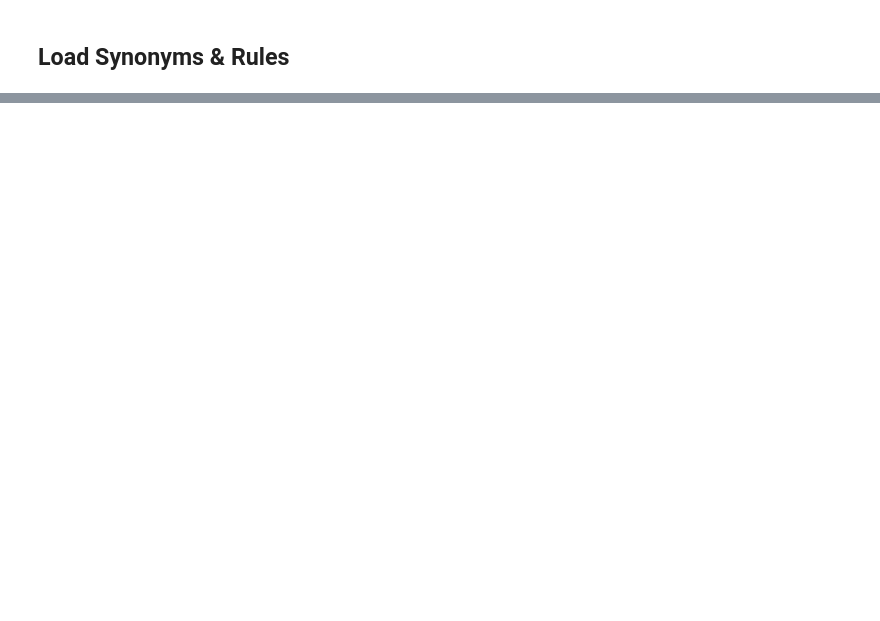
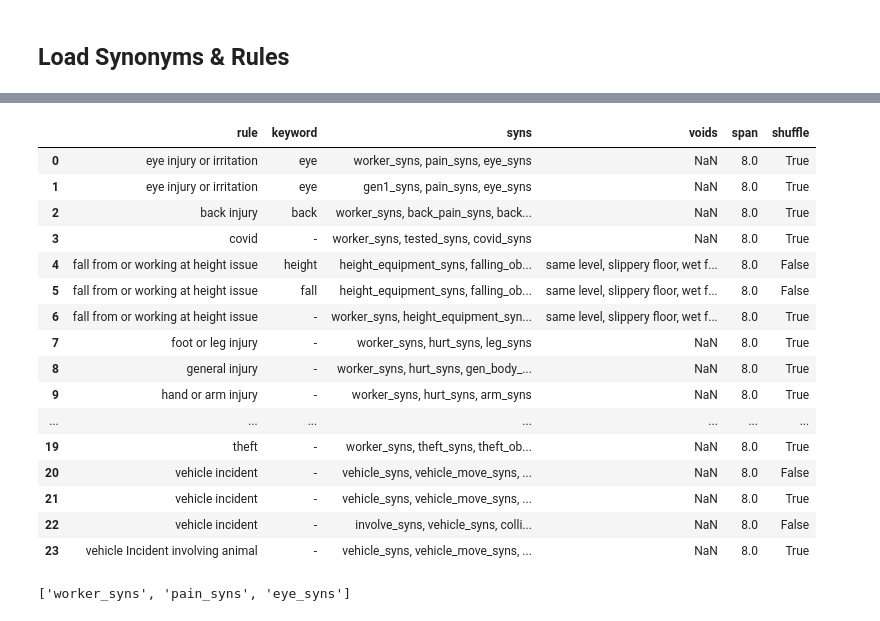
Before and after one commit to 3minuterecord/safety_report_topic_classification, a Jupyter notebook: rough_work.ipynb, the cells around one changed output, grey strips where cells are left out. Cells and saved outputs as stored; diff of their text form; code cells hidden in the pictures; blank space fills up the shorter version.

Commit message:
General updates and additions

```diff
--- a/rough_work.ipynb
+++ b/rough_work.ipynb
@@ -224,0 +194,46 @@ i- 1
+# %%
+# Load raw incident data
+incidents = pd.read_csv("data/source/20220413_D1_Incidents.csv", dtype=str)
+
+# Load the synonym dictionary in its raw csv format
+syn_csv = pd.read_csv('synonyms.csv')
+
+# Load the rule definitions
+rul_csv = pd.read_csv('rules.csv')
+
+# Concatenate some of the fields to make the 'text' field for searching
+incidents.rename(columns={'IncidentNumber': 'incident_id'}, inplace=True)
+incidents['text'] = (
+        incidents['ShortDescription'].astype(str).fillna('') + ' ' +
+        incidents['FullDescription'].astype(str).fillna('') + ' ' +
+        incidents['ImmediateAction'].astype(str).fillna('')
+).str.lower()
+
+# We only need the incident ID and the text for now
+incidents = incidents[['incident_id', 'text']]
+
+# Now convert the csv format into a dictionary of synonyms
+syn_dict = {}
+for r in range(len(syn_csv)):
+    syn_toks = syn_csv.keywords[r].split(',')
+    syn_dict.update({syn_csv.syn[r]:syn_toks})
+# %%
+rul_csv
+# %% [output]
+|  | rule | keyword | syns | voids | span | shuffle |
+| 0 | eye injury or irritation | eye | worker_syns, pain_syns, eye_syns | NaN | 8.0 | True |
+| 1 | eye injury or irritation | eye | gen1_syns, pain_syns, eye_syns | NaN | 8.0 | True |
+| 2 | back injury | back | worker_syns, back_pain_syns, back... | NaN | 8.0 | True |
+| 3 | covid | - | worker_syns, tested_syns, covid_syns | NaN | 8.0 | True |
+| 4 | fall from or working at height issue | height | height_equipment_syns, falling_ob... | same level, slippery floor, wet f... | 8.0 | False |
+| 5 | fall from or working at height issue | fall | height_equipment_syns, falling_ob... | same level, slippery floor, wet f... | 8.0 | False |
+| 6 | fall from or working at height issue | - | worker_syns, height_equipment_syn... | same level, slippery floor, wet f... | 8.0 | True |
+| 7 | foot or leg injury | - | worker_syns, hurt_syns, leg_syns | NaN | 8.0 | True |
+| 8 | general injury | - | worker_syns, hurt_syns, gen_body_... | NaN | 8.0 | True |
+| 9 | hand or arm injury | - | worker_syns, hurt_syns, arm_syns | NaN | 8.0 | True |
+| ... | ... | ... | ... | ... | ... | ... |
+| 19 | theft | - | worker_syns, theft_syns, theft_ob... | NaN | 8.0 | True |
+| 20 | vehicle incident | - | vehicle_syns, vehicle_move_syns, ... | NaN | 8.0 | False |
+| 21 | vehicle incident | - | vehicle_syns, vehicle_move_syns, ... | NaN | 8.0 | True |
+| 22 | vehicle incident | - | involve_syns, vehicle_syns, colli... | NaN | 8.0 | False |
+| 23 | vehicle Incident involving animal | - | vehicle_syns, vehicle_move_syns, ... | NaN | 8.0 | True |
@@ -224,0 +250,5 @@ i- 1
+# %%
+rul_syns = tokenize(re.sub(r", ", " ", rul_csv.syns[0]))
+rul_syns
+# %% [output]
+['worker_syns', 'pain_syns', 'eye_syns']
```
Also changed, not shown: parts of 41 cells of this notebook, 9 other files.
